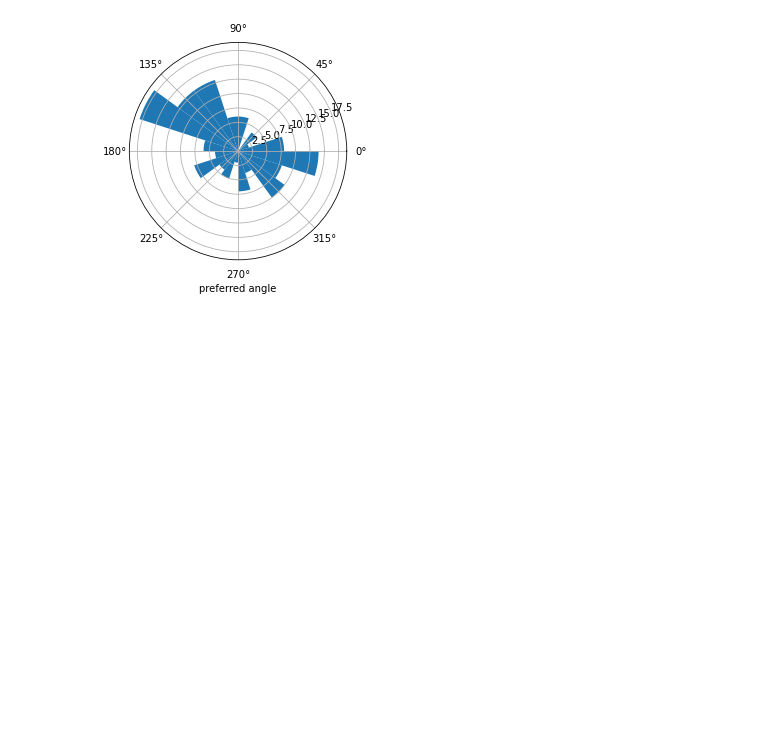
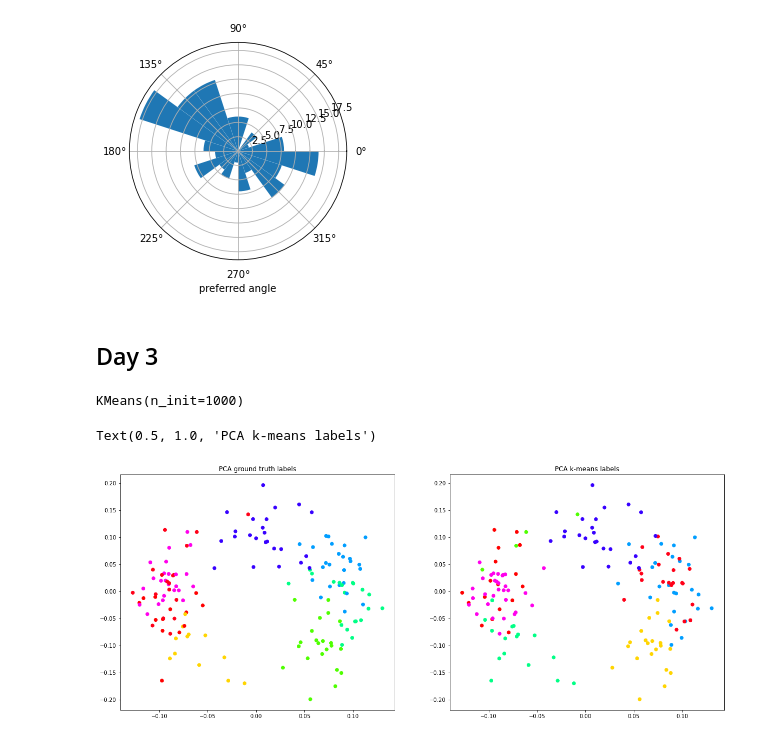
Before and after one commit to CONECT-INT/2022_CENTURI-SummerSchool, a Jupyter notebook: dev/dataset1_jure.ipynb, the cells around one changed output. Cells and saved outputs as stored; diff of their text form; code cells hidden in the pictures; blank space fills up the shorter version.

```diff
--- a/dev/dataset1_jure.ipynb
+++ b/dev/dataset1_jure.ipynb
@@ -193,3 +196,5 @@ plt.xlabel('preferred angle')
 # %% [output]
 Text(0.5, 0, 'preferred angle')
 [figure]
+# %% [markdown]
+## Day 3
@@ -195,0 +203,16 @@ Text(0.5, 0, 'preferred angle')
+# %%
+kmn = KMeans(n_clusters=8, n_init=1000)
+kmn.fit(x.T)
+# %% [output]
+KMeans(n_init=1000)
+# %%
+_,axs = plt.subplots(1,2, figsize=(20,8))
+
+axs[0].scatter(pca.components_[0,:], pca.components_[1,:], c=y, cmap='hsv')
+axs[0].set_title('PCA ground truth labels')
+
+axs[1].scatter(pca.components_[0,:], pca.components_[1,:], c=kmn.labels_, cmap='hsv')
+axs[1].set_title('PCA k-means labels')
+# %% [output]
+Text(0.5, 1.0, 'PCA k-means labels')
+[figure, added]
```
Also changed, not shown: parts of 14 cells of this notebook.
